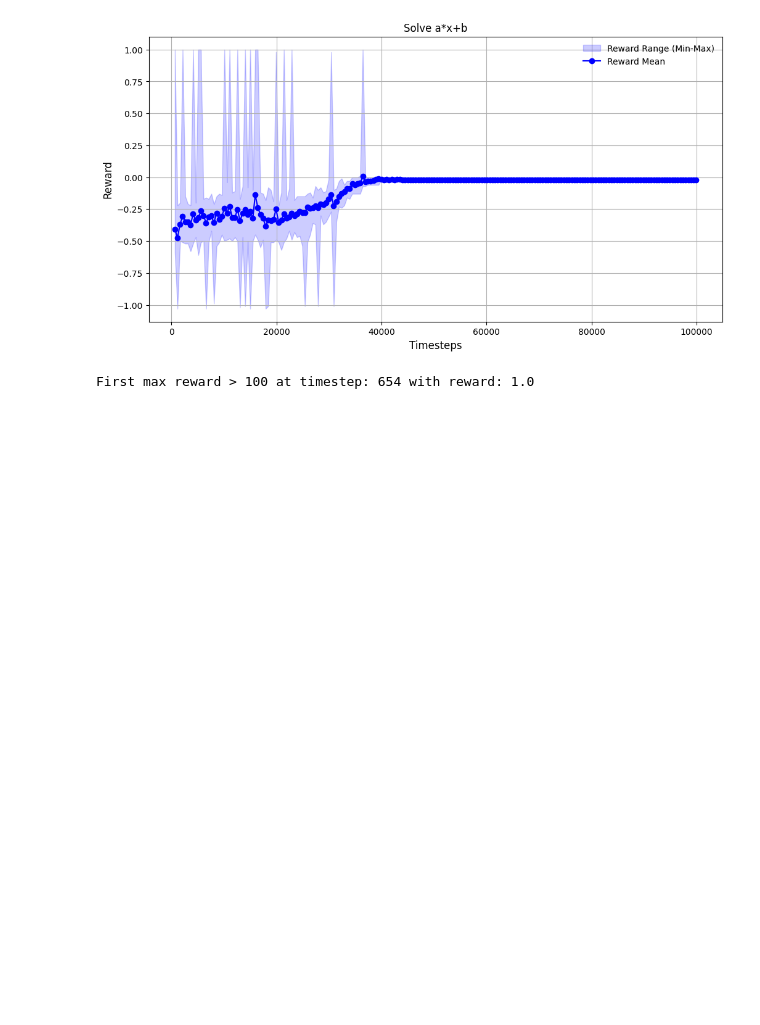
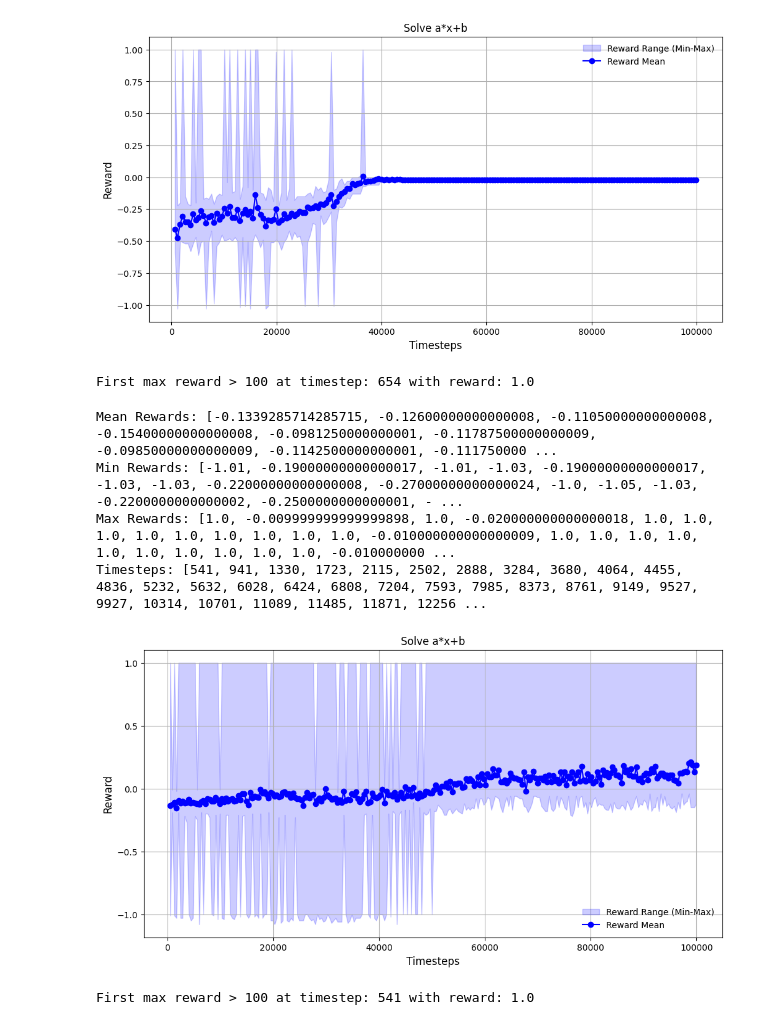
Before and after one commit to Khev/LightZero, a Jupyter notebook: zoo/custom_envs/equation_solver/read_lc_muzero_easy.ipynb, the cells around one changed output. Drawn from its saved outputs; the diff is of its cells as text; code cells hidden in the pictures; blank space fills up the shorter version.

```diff
--- a/zoo/custom_envs/equation_solver/read_lc_muzero_easy.ipynb
+++ b/zoo/custom_envs/equation_solver/read_lc_muzero_easy.ipynb
@@ -454,3 +454,77 @@ Max Rewards: [1.0, -0.2200000000000002, -0.20000000000000018, 1.0, -0.1500000000
 Timesteps: [654, 1139, 1643, 2128, 2632, 3136, 3640, 4125, 4629, 5115, 5600, 6104, 6589, 7093, 7597, 8086, 8590, 9094, 9598, 10083, 10587, 11072, 11576, 12080, 12565, 13051, 13555, 14024, 14528, 14994 ...
 [figure]
 First max reward > 100 at timestep: 654 with reward: 1.0
+# %%
+import os
+import matplotlib.pyplot as plt
+
+# Path to the experiment logs
+data_dir = "/Users/Kev/Documents/research/LightZero/data_muzero/multieqn/easy"
+collector_log_dir = os.path.join(data_dir, "log", "collector")
+
+# Initialize storage for reward statistics and episode counts
+mean_rewards = []
+min_rewards = []
+max_rewards = []
+timesteps = []  # Will store the total_envstep_count
+
+# Read the `collector_logger.txt` file
+collector_log_file = os.path.join(collector_log_dir, "collector_logger.txt")
+if os.path.isfile(collector_log_file):
+    with open(collector_log_file, "r") as f:
+        for line in f:
+            if "reward_mean" in line:
+                mean_rewards.append(float(line.split(":")[-1].strip()))
+            elif "reward_min" in line:
+                min_rewards.append(float(line.split(":")[-1].strip()))
+            elif "reward_max" in line:
+                max_rewards.append(float(line.split(":")[-1].strip()))
+            elif "total_envstep_count" in line:  # Extract total_envstep_count
+                timesteps.append(int(line.split(":")[-1].strip()))
+else:
+    print(f"No collector log file found at {collector_log_file}")
+    exit()
+
+# Debug the parsed data
+print("Mean Rewards:", mean_rewards)
+print("Min Rewards:", min_rewards)
+print("Max Rewards:", max_rewards)
+print("Timesteps:", timesteps)
+
+# Ensure reward_errors have non-negative values
+reward_errors = [
+    [max(0, mean - min_val) for mean, min_val in zip(mean_rewards, min_rewards)],  # Lower error
+    [max(0, max_val - mean) for max_val, mean in zip(max_rewards, mean_rewards)]   # Upper error
+]
+
+# Plot the learning curve with error bars
+plt.figure(figsize=(12, 6))
+plt.errorbar(
+    timesteps, mean_rewards,  fmt="-o", capsize=5, label="Reward Mean", color="blue"
+)
+plt.fill_between(
+    timesteps, min_rewards, max_rewards, color="blue", alpha=0.2, label="Reward Range (Min-Max)"
+)
+plt.xlabel("Timesteps")  # Change from Episodes to Timesteps
+plt.ylabel("Reward")
+plt.title("Solve a*x+b")
+plt.legend()
+plt.grid(True)
+plt.show()
+
+
+# Ensure the lists are not empty
+if max_rewards and timesteps:
+    for i, reward in enumerate(max_rewards):
+        if reward >= 1:
+            print(f"First max reward > 100 at timestep: {timesteps[i]} with reward: {reward}")
+            break
+else:
+    print("The lists are empty. Please check your data.")
+# %% [output]
+Mean Rewards: [-0.1339285714285715, -0.12600000000000008, -0.11050000000000008, -0.15400000000000008, -0.0981250000000001, -0.11787500000000009, -0.09850000000000009, -0.1142500000000001, -0.111750000 ...
+Min Rewards: [-1.01, -0.19000000000000017, -1.01, -1.03, -0.19000000000000017, -1.03, -1.03, -0.22000000000000008, -0.27000000000000024, -1.0, -1.05, -1.03, -0.2200000000000002, -0.2500000000000001, - ...
+Max Rewards: [1.0, -0.009999999999999898, 1.0, -0.020000000000000018, 1.0, 1.0, 1.0, 1.0, 1.0, 1.0, 1.0, 1.0, 1.0, -0.010000000000000009, 1.0, 1.0, 1.0, 1.0, 1.0, 1.0, 1.0, 1.0, 1.0, 1.0, -0.010000000 ...
+Timesteps: [541, 941, 1330, 1723, 2115, 2502, 2888, 3284, 3680, 4064, 4455, 4836, 5232, 5632, 6028, 6424, 6808, 7204, 7593, 7985, 8373, 8761, 9149, 9527, 9927, 10314, 10701, 11089, 11485, 11871, 12256 ...
+[figure, added]
+First max reward > 100 at timestep: 541 with reward: 1.0
```
Also changed, not shown: parts of 1 cell of this notebook, 3 other files.
